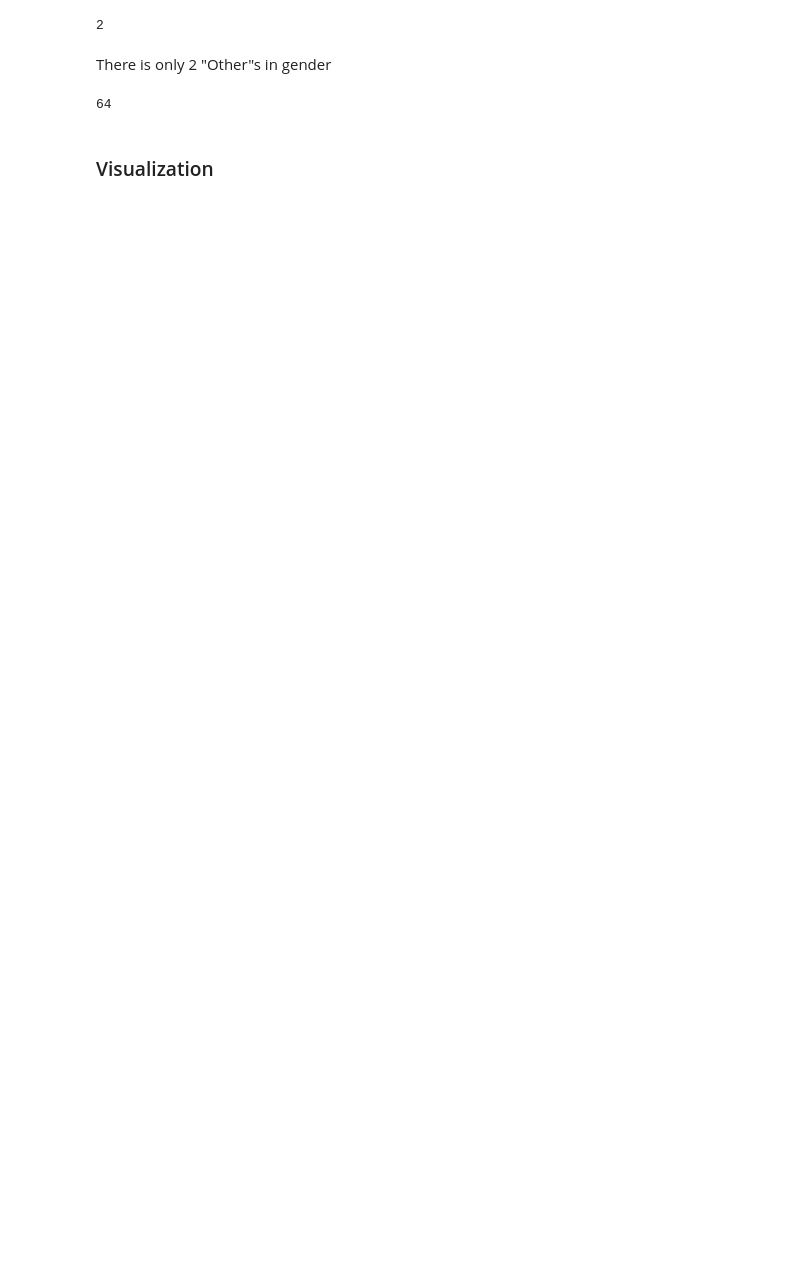
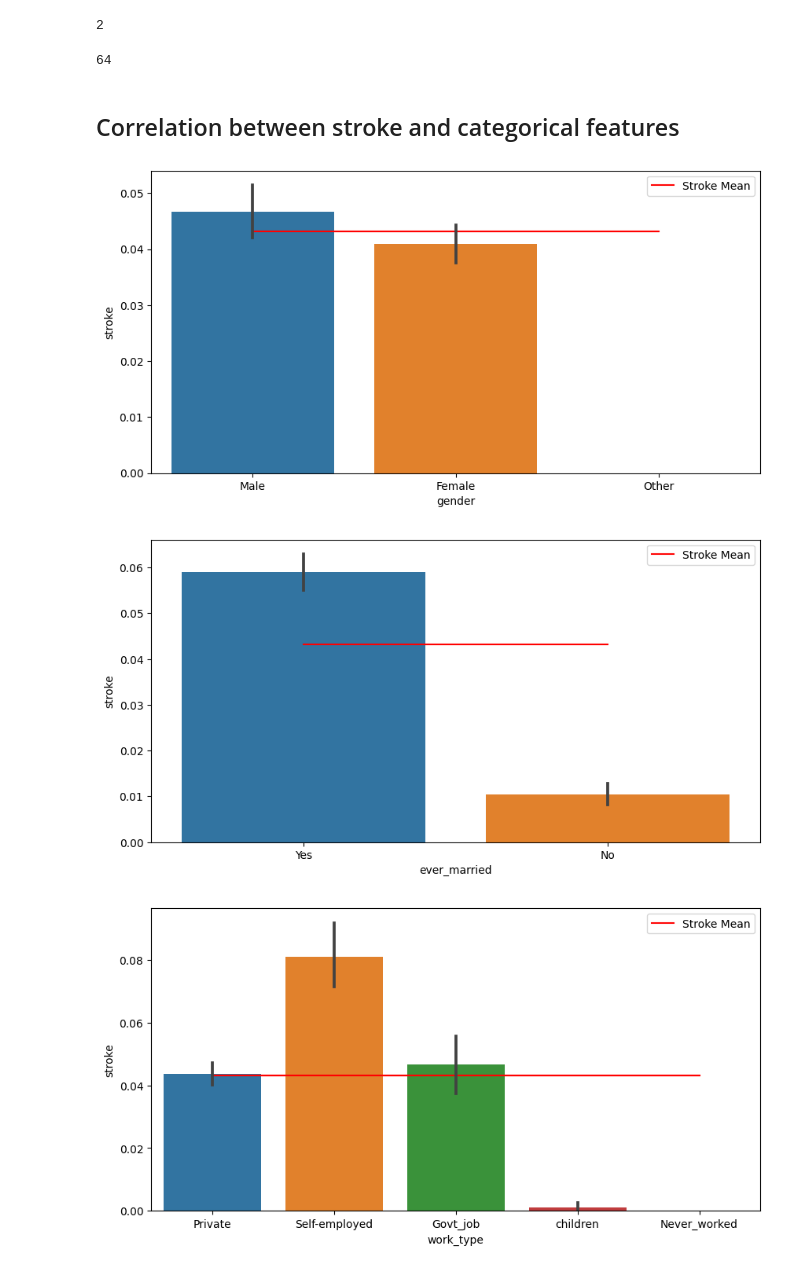
Before and after one commit to bugraaldal/ain2002-stroke-prediction, a Jupyter notebook: EDA.ipynb, the cells around one changed output. Drawn from its saved outputs; the diff is of its cells as text; code cells hidden in the pictures; blank space fills up the shorter version.

```diff
--- a/EDA.ipynb
+++ b/EDA.ipynb
@@ -239,10 +300,20 @@ df.loc[df["gender"]=="Other"].shape[0]
 # %% [output]
 2
-# %% [markdown]
-There is only 2 "Other"s in gender
 # %%
 df.loc[df["work_type"]=="Never_worked"].shape[0]
 # %% [output]
 64
-# %% [markdown]
-### Visualization
+# %% [markdown]
+## Correlation between stroke and categorical features
+# %%
+for c_feature in categorical+binary:
+    if c_feature == "stroke":
+        continue
+    plt.figure(figsize=(10,5))
+    sns.lineplot(x=c_feature, y = df["stroke"].mean(), data = df, color="red", label="Stroke Mean")
+    sns.barplot(x=c_feature, y = "stroke", data = df)
+    plt.show()
+# %% [output]
+[figure, added]
+[figure, added]
+[figure, added]
```
Also changed, not shown: parts of 27 cells of this notebook.
